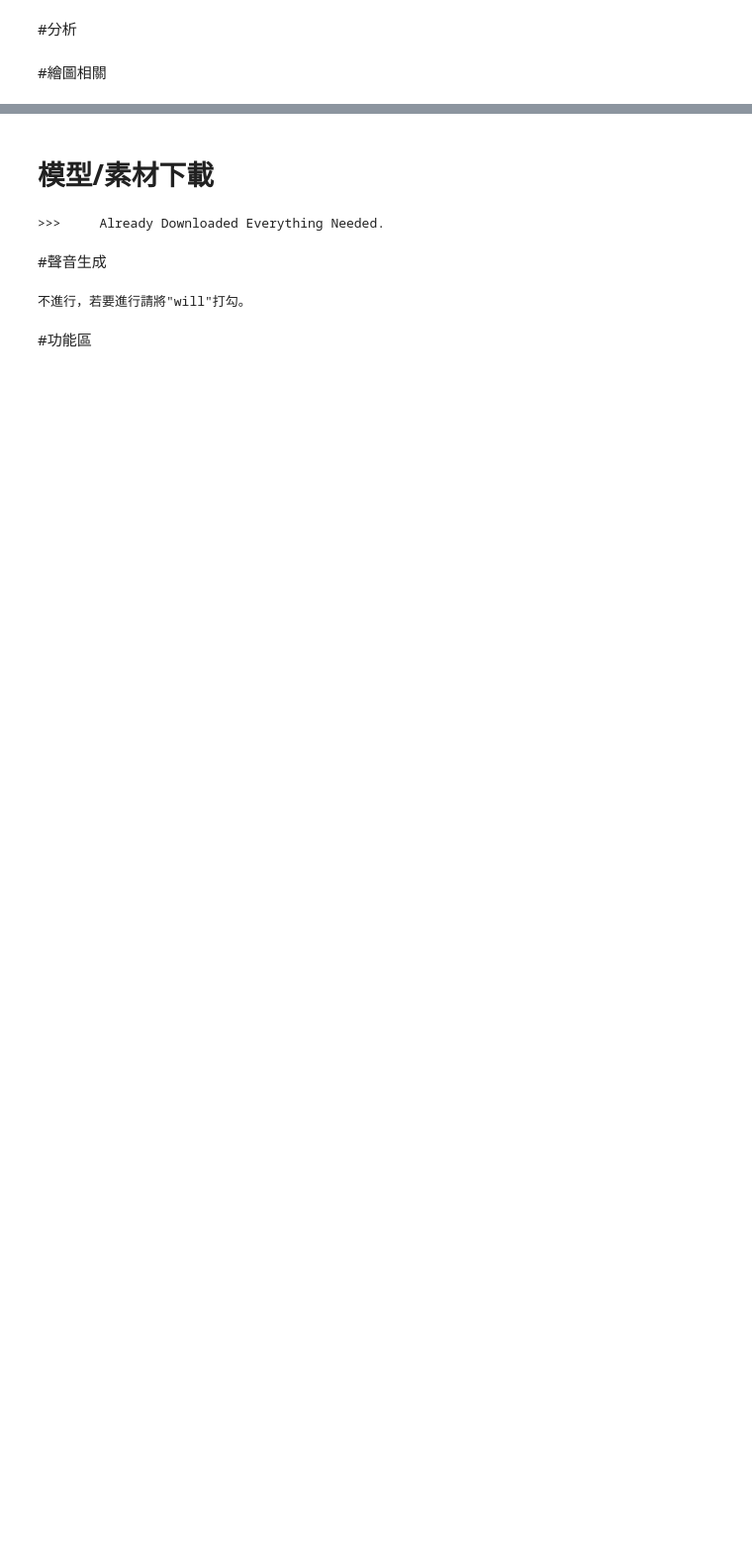
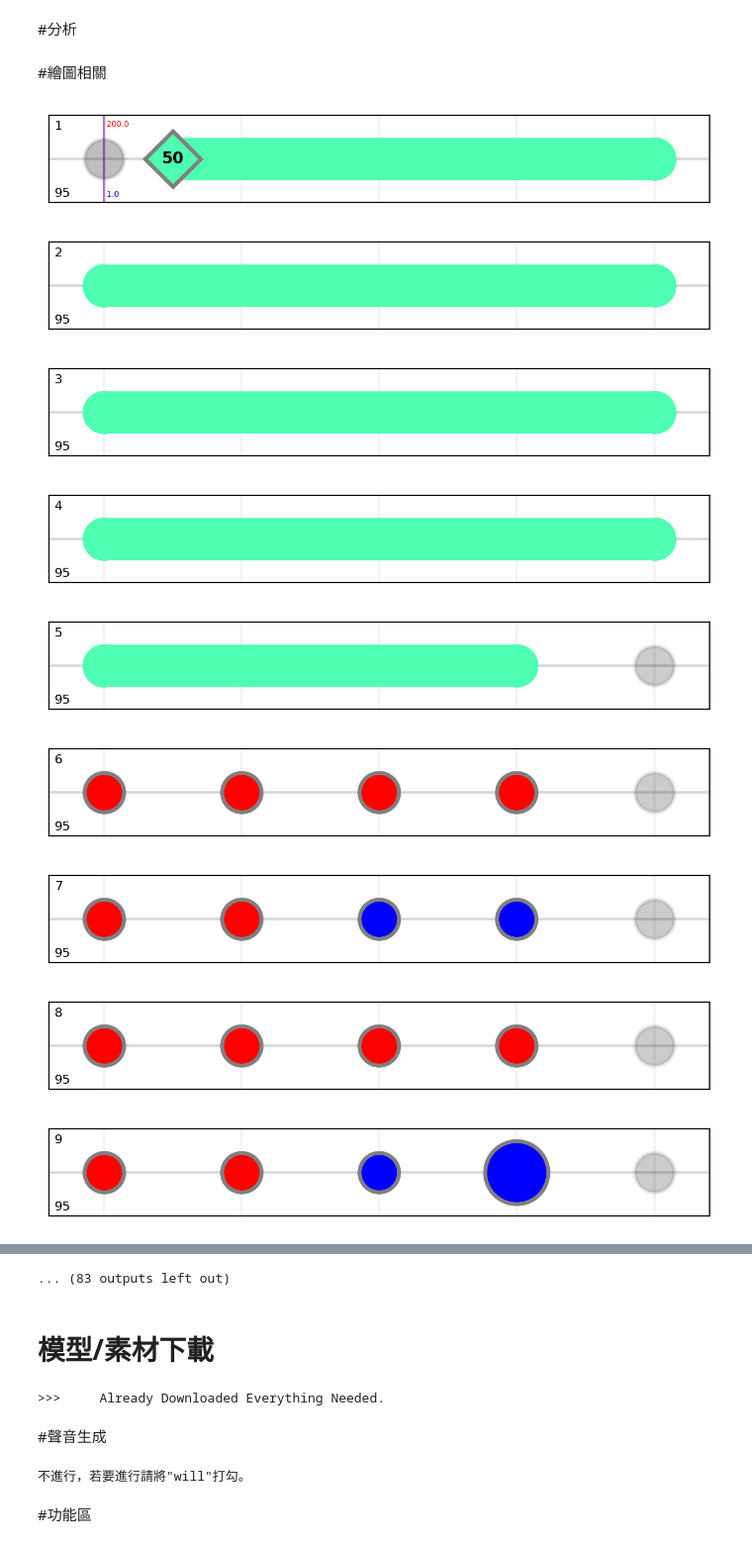
Before and after one commit to mrpc25/TaikoLevelModel, a Jupyter notebook: 太鼓譜面.ipynb, the cells around one changed output, grey strips where cells are left out. Shown at 99% size. Cells and saved outputs as stored; diff of their text form; code cells hidden in the pictures; blank space fills up the shorter version.

```diff
--- a/太鼓譜面.ipynb
+++ b/太鼓譜面.ipynb
@@ -39,8 +39,8 @@ try:
   abcdefg123456789blahblahblah = HaveDownLoadedNodel
 except:
   HaveDownLoadedNodel = False
-file_name = "〆ドレー2000+" #@param {type:"string"}
-codec = "shift_jis" # @param ["utf_8", "ascii", "shift_jis", "big5", "hz", "unicode_escape"] {allow-input: true}
+file_name = "さいたま2000" #@param {type:"string"}
+codec = "unicode_escape" # @param ["utf_8", "ascii", "shift_jis", "big5", "hz", "unicode_escape"] {allow-input: true}
 
 with open(file_name + ".tja", mode='r' ,encoding = codec) as f:
   words_raw = f.read()
@@ -579,6 +581,25 @@ def Find_Branch_Of_EachNotesInLoaction():
       LastLocation = NotesLocation
     MeasureInfo.append(NotesInfo)
   return MeasureInfo
+# %%
+def FindWhereCommandShowUp(command):
+  command_list = FindPhraseInRow(command,[ChosenBegin, ChosenEndin])
+  command_line_check = []
+
+  for commad_location_row in command_list:
+    temp_last = -1
+    for i in range(len(EveryBarRowLocation)):
+      MeasureLocationList = EveryBarRowLocation[i]
+      for j in range(len(MeasureLocationList)):
+        NotesLocation = MeasureLocationList[j]
+        if(temp_last < commad_location_row < NotesLocation):
+          command_line_check.append([i,j])
+          temp_last = commad_location_row
+          break
+      if(temp_last==commad_location_row):
+        break
+
+  return command_line_check
 # %%
 def FindEveryActualNotesLocation():
   locationinfo = []
@@ -693,6 +714,8 @@ else:
   BarlineSet = []
   GOGOSet = []
 
+  BranchStateSet = []       #2024.03.22 新增
+
   for i in range(len(OG_EveryBar)):
     if(OG_BranchStateSet[i][0][2]==None or OG_BranchStateSet[i][0][2]==int(UserChosenBranchDirection)):
 
@@ -706,4 +729,6 @@ else:
       DelaySet.append(OG_DelaySet[i])
       BarlineSet.append(OG_BarlineSet[i])
       GOGOSet.append(OG_GOGOSet[i])
+
+      BranchStateSet.append(OG_BranchStateSet[i])
 # %% [output]
@@ -2053,5 +2124,15 @@ def PlotAllNotes(SaveRequired=False):
 # %%
 # @title 生成所有小節的圖(新式) - 預設為不進行/不儲存
 will = True # @param {type:"boolean"}
-save = True # @param {type:"boolean"}
+save = False # @param {type:"boolean"}
 PlotAllNotes(save) if will else print("不進行，若要進行請將\"will\"打勾。")
+# %% [output]
+[figure, added]
+[figure, added]
+[figure, added]
+[figure, added]
+[figure, added]
+[figure, added]
+[figure, added]
+[figure, added]
+[figure, added]
@@ -2058,3 +2142,4 @@ PlotAllNotes(save) if will else print("不進行，若要進行請將\"will\"打
+... (83 outputs left out)
 # %% [markdown]
 # 模型/素材下載
 # %%
```
Also changed, not shown: parts of 8 cells of this notebook.
